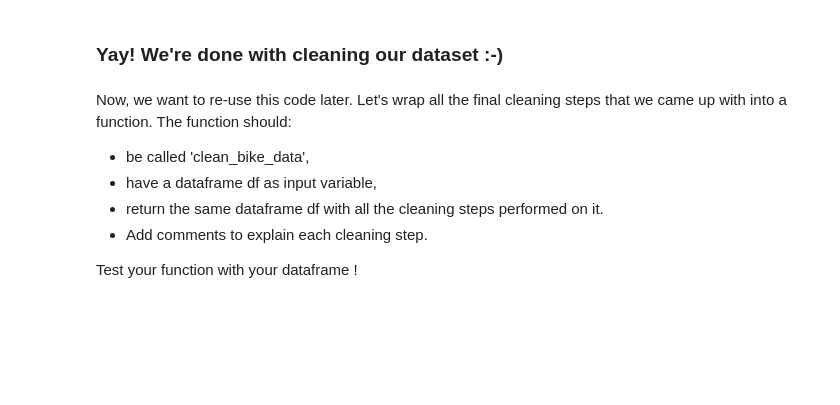
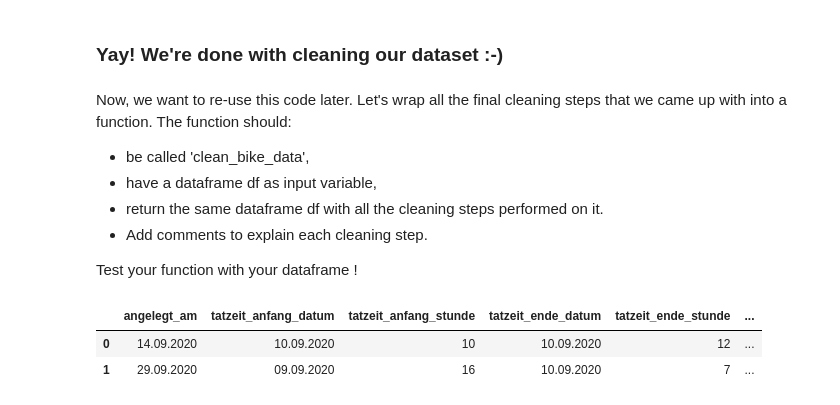
Before and after one commit to bbear2024/exercise, a Jupyter notebook: da-module-pandas/05_data_cleansing/02_prepare_stolen_bikes.ipynb, the cells around one changed output. Saved outputs shown, nothing was run; the diff lists cells and outputs as text; code cells hidden in the pictures; blank space fills up the shorter version.

```diff
--- a/da-module-pandas/05_data_cleansing/02_prepare_stolen_bikes.ipynb
+++ b/da-module-pandas/05_data_cleansing/02_prepare_stolen_bikes.ipynb
@@ -129,11 +236,13 @@ def clean_bike_data(df):
 # %%
 # test your function
 
 # read in the raw data again
 # proper encoding is necessary here!
-thefts_df_test = pd.read_csv('../../data/Fahrraddiebstahl.csv', encoding='latin-1')
+thefts_df_test = pd.read_csv('./data/Fahrraddiebstahl.csv', encoding='latin-1')
  # make column names lowercase
 thefts_df_test.columns = thefts_df_test.columns.str.lower()
 thefts_df_test.head(2)
-
-clean_df = clean_bike_data(thefts_df_test)
+# %% [output]
+|  | angelegt_am | tatzeit_anfang_datum | tatzeit_anfang_stunde | tatzeit_ende_datum | tatzeit_ende_stunde | ... |
+| 0 | 14.09.2020 | 10.09.2020 | 10 | 10.09.2020 | 12 | ... |
+| 1 | 29.09.2020 | 09.09.2020 | 16 | 10.09.2020 | 7 | ... |
```
Also changed, not shown: parts of 23 cells of this notebook, 6 other files.
